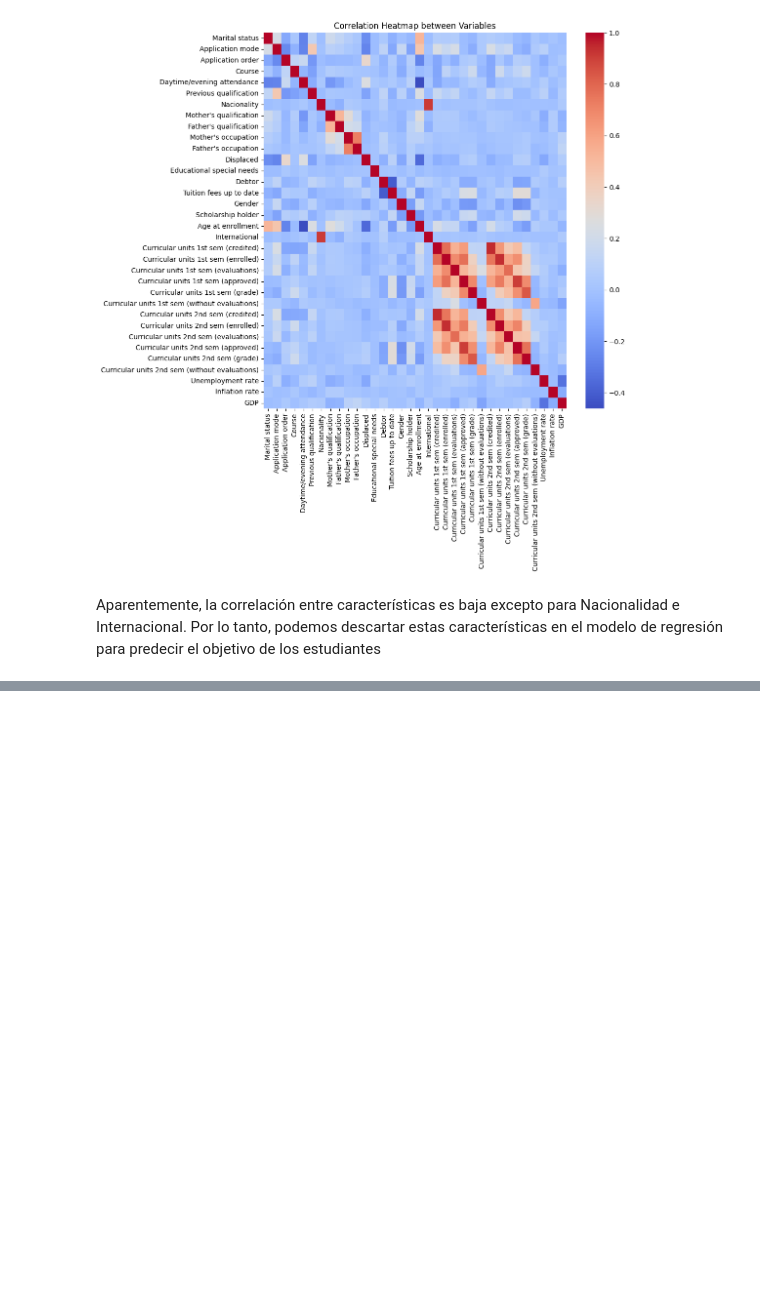
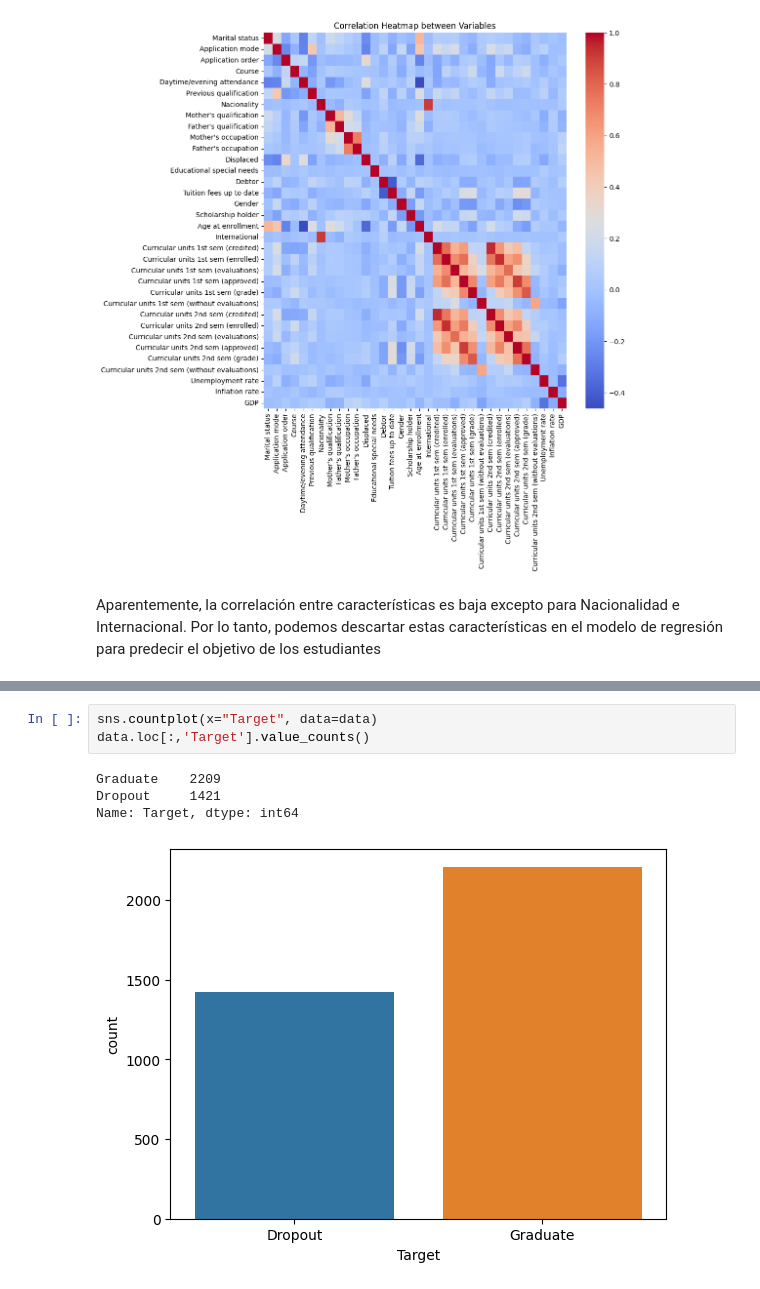
Before and after one commit to EnzoPavez/Datasets-Pavez-Enzo, a Jupyter notebook: ProyectoDS_Pavez__Enzo.ipynb, the cells around one changed output, grey strips where cells are left out. Drawn from its saved outputs; the diff is of its cells as text; blank space fills up the shorter version.

```diff
--- a/ProyectoDS_Pavez__Enzo.ipynb
+++ b/ProyectoDS_Pavez__Enzo.ipynb
@@ -481,0 +563,8 @@ Aparentemente, la correlación entre características es baja excepto para Nacio
+# %%
+sns.countplot(x="Target", data=data)
+data.loc[:,'Target'].value_counts()
+# %% [output]
+Graduate    2209
+Dropout     1421
+Name: Target, dtype: int64
+[figure, added]
```
Also changed, not shown: parts of 36 cells of this notebook.
